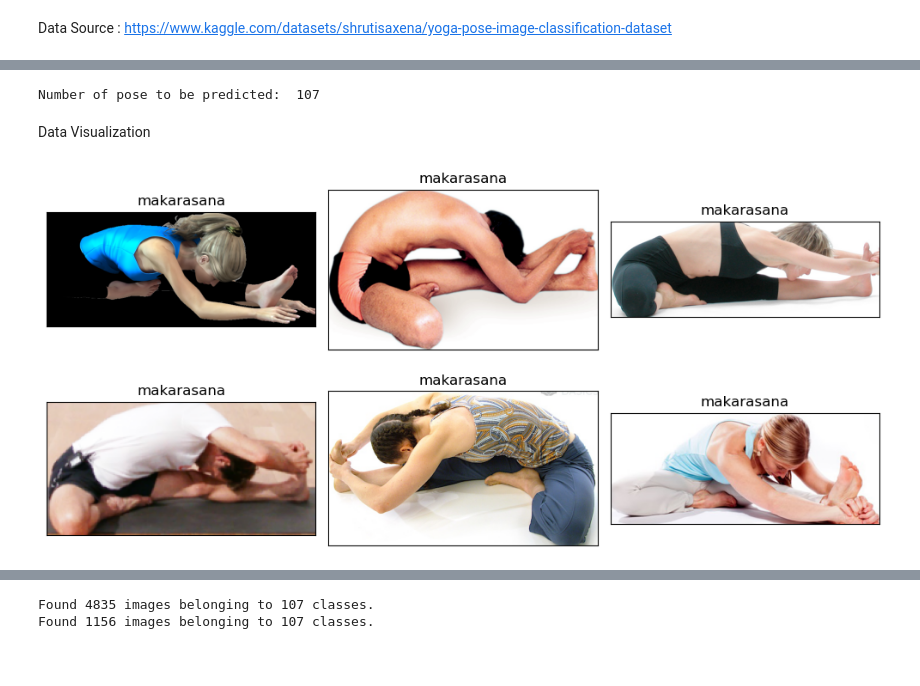
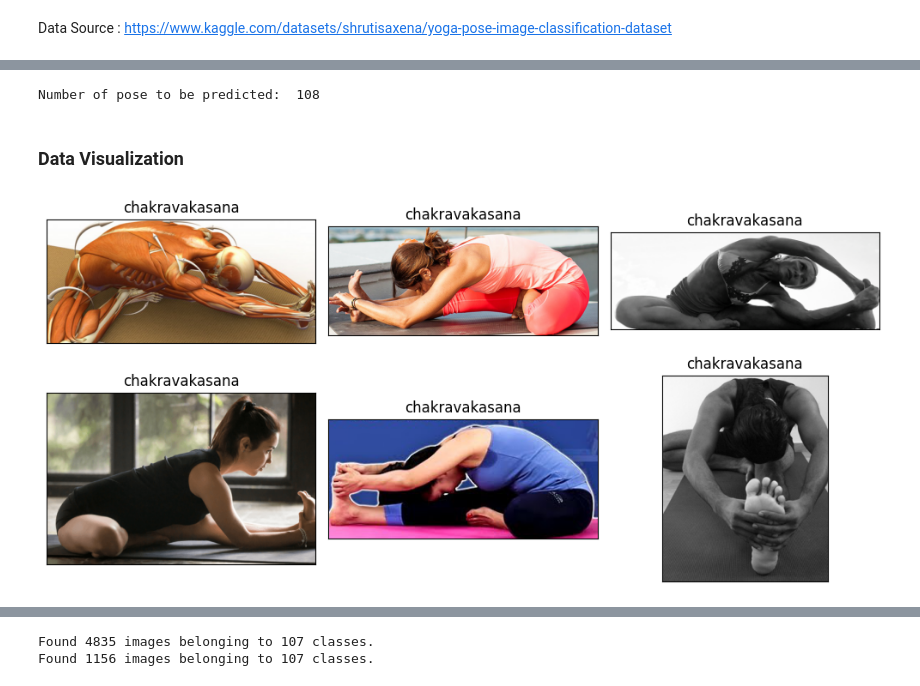
Before and after one commit to sirjanashrestha/Dynamic-HTML, a Jupyter notebook: yoga pose classification.ipynb, the cells around one changed output, grey strips where cells are left out. Cells and saved outputs as stored; diff of their text form; code cells hidden in the pictures; blank space fills up the shorter version.

```diff
--- a/yoga pose classification.ipynb
+++ b/yoga pose classification.ipynb
@@ -31,18 +45,33 @@ tf.config.list_physical_devices()  # APU device is visible to TensorFlow.
 # %%
-base_dir = './dataset/'
+base_dir = './dataset'
 print('Number of pose to be predicted: ',len(os.listdir(base_dir)))
 # %% [output]
-Number of pose to be predicted:  107
+Number of pose to be predicted:  108
 # %%
 class_dir = './dataset/janu sirsasana'
-# %% [markdown]
-Data Visualization
+# %% [markdown]
+### Data Visualization
 # %%
-fig, axes = plt.subplots(nrows=2, ncols=3,figsize=(10,5), subplot_kw={'xticks':[], 'yticks':[]})
+import matplotlib.pyplot as plt
+
+# Create subplots with 2 rows and 3 columns
+fig, axes = plt.subplots(nrows=2, ncols=3, figsize=(10, 5), subplot_kw={'xticks': [], 'yticks': []})
+
+# Iterate over the subplots and add images
 for i, ax in enumerate(axes.flat):
-    ax.imshow(plt.imread(os.path.join(class_dir,os.listdir(class_dir)[i])))
+    # Read image
+    img = plt.imread(os.path.join(class_dir, os.listdir(class_dir)[i]))
+
+    # Add image to the subplot
+    ax.imshow(img)
+
+    # Set subplot title
     ax.set_title(os.listdir(base_dir)[1])
+
+# Adjust the layout
 plt.tight_layout()
+
+# Show the plot
 plt.show()
 # %% [output]
-[figure, old version]
+[figure, new version]
```
Also changed, not shown: parts of 28 cells of this notebook.
